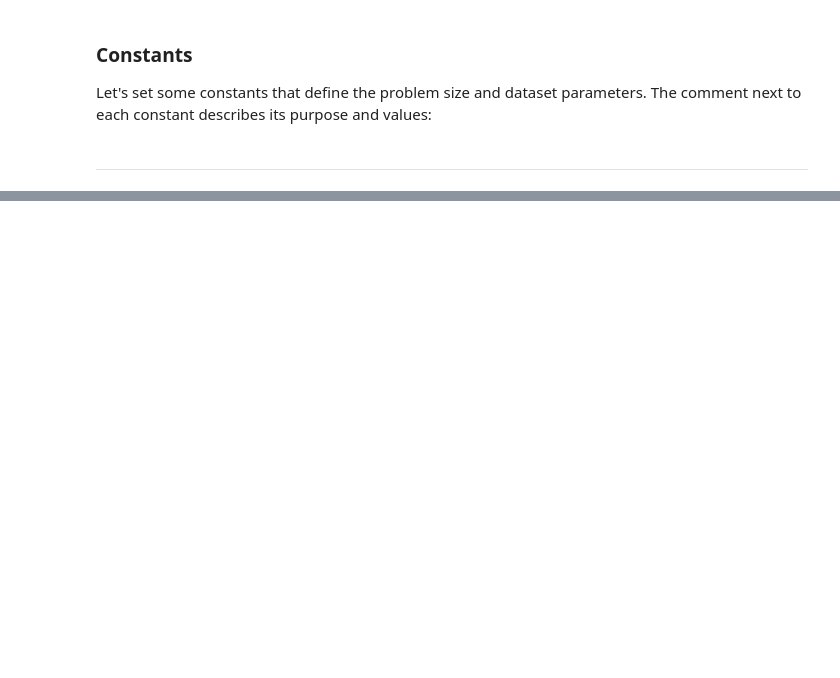
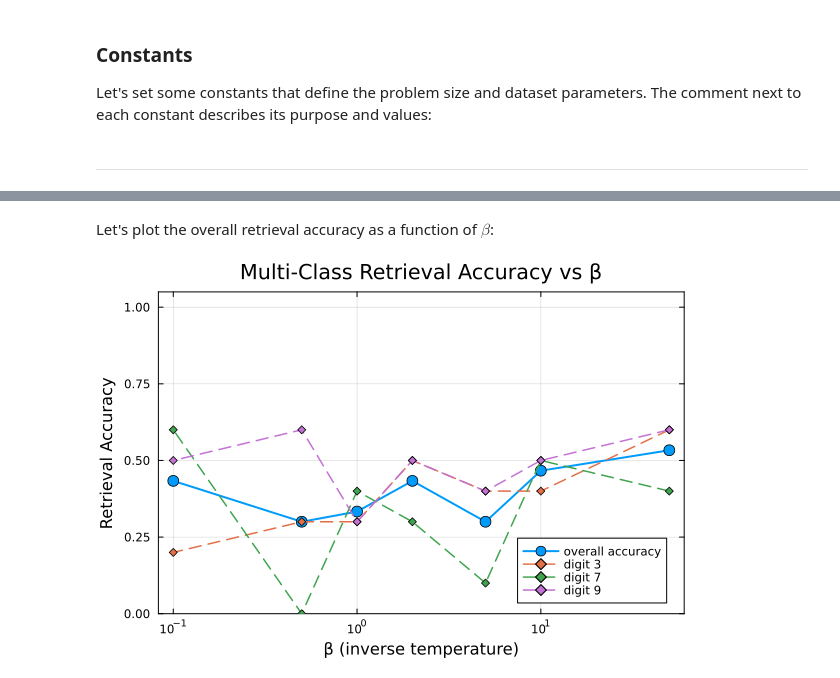
Before and after one commit to Jac0bLii/CHEME-5820-Labs-Spring-2026, a Jupyter notebook: labs/week-8/L8b/CHEME-5820-L8b-Lab-Solution-StochasticAttention-Spring-2026.ipynb, the cells around one changed output, grey strips where cells are left out. Cells and saved outputs as stored; diff of their text form; code cells hidden in the pictures; blank space fills up the shorter version.

```diff
--- a/labs/week-8/L8b/CHEME-5820-L8b-Lab-Solution-StochasticAttention-Spring-2026.ipynb
+++ b/labs/week-8/L8b/CHEME-5820-L8b-Lab-Solution-StochasticAttention-Spring-2026.ipynb
@@ -2361,0 +206,9 @@ ___
+# %%
+for r in retrieval_results
+    correct = r.predicted == r.digit ? "correct" : "WRONG"
+    println("Digit $(r.digit): predicted $(r.predicted) ($(correct))")
+    for c in target_digits
+        w = round(r.class_weights[c], digits=4);
+        println("  class $(c) attention weight: $(w)")
+    end
+end
@@ -2361,0 +242,3 @@ ___
+# %%
+β_values = [50.0, 10.0, 5.0, 2.0, 1.0, 0.5, 0.1]; # inverse temperature sweep
+n_trials_per_class = 10;                            # number of corrupted memories to test per class per β
@@ -2361,0 +327,25 @@ ___
+# %% [markdown]
+Let's plot the overall retrieval accuracy as a function of $\beta$:
+# %%
+let
+    #theme(:dark)
+    overall_acc = [mean([r.accuracy for r in accuracy_table if r.β == β]) for β in β_values];
+
+    p = plot(β_values, overall_acc,
+        xlabel = "β (inverse temperature)", ylabel = "Retrieval Accuracy",
+        title = "Multi-Class Retrieval Accuracy vs β",
+        marker = :circle, markersize = 6, linewidth = 2,
+        xscale = :log10, legend = :bottomright,
+        label = "overall accuracy",
+        ylims = (0.0, 1.05), framestyle = :box, grid = true);
+
+    # per-class lines
+    for d in target_digits
+        acc_d = [r.accuracy for r in accuracy_table if r.digit == d];
+        plot!(p, β_values, acc_d, marker = :diamond, markersize = 4,
+            linewidth = 1.5, linestyle = :dash, label = "digit $(d)");
+    end
+    p
+end
+# %% [output]
+[figure, added]
```
Also changed, not shown: parts of 63 cells of this notebook, 1 other file.
